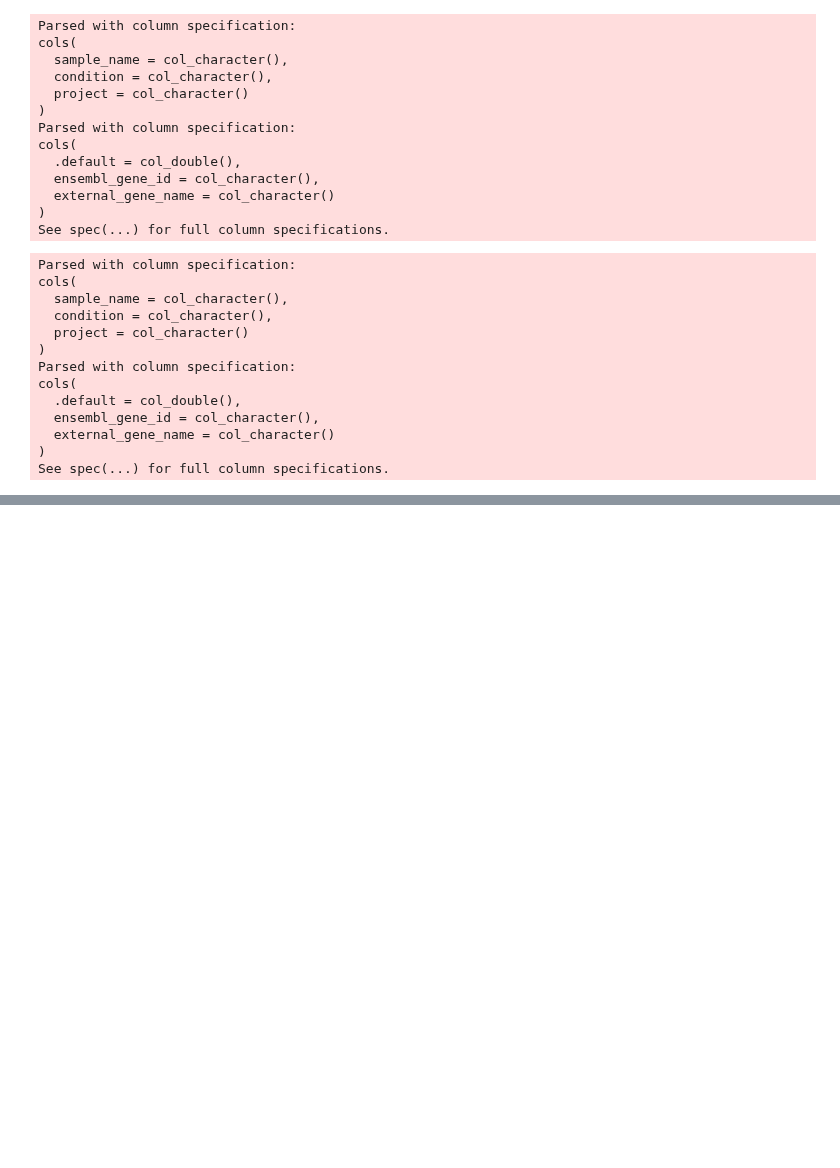
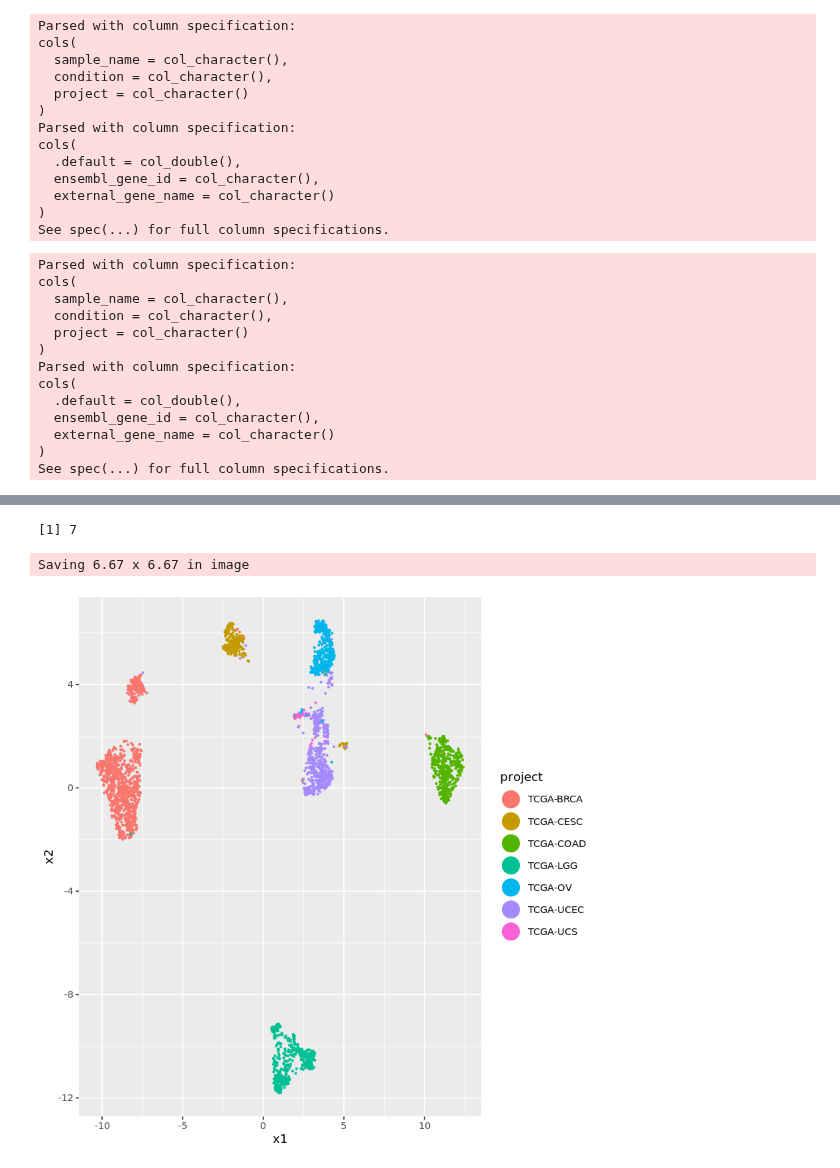
Before and after one commit to fogg-lab/characterizing-ecm-transcriptome-of-endometriosis, a Jupyter notebook: exploratory_analysis/TCGA_vis_v2.ipynb, the cells around one changed output, grey strips where cells are left out. Saved outputs shown, nothing was run; the diff lists cells and outputs as text; code cells hidden in the pictures; blank space fills up the shorter version.

```diff
--- a/exploratory_analysis/TCGA_vis_v2.ipynb
+++ b/exploratory_analysis/TCGA_vis_v2.ipynb
@@ -35,7 +38,8 @@ dirs <- rutils::get_dev_directories(dev_paths_file = "../dev_paths.txt")
 # Load data
 # %%
 pan_coldata_df <- read_tsv(paste0(dirs$data_dir, "/TCGA_RNA_combined_matrix_count_data/matrisome_pan_coldata.tsv"))
-pan_counts_df <- read_tsv(paste0(dirs$data_dir, "/TCGA_RNA_combined_matrix_count_data/prefiltered_norm_matrisome_pan_counts.tsv"))
+pan_counts_df <- read_tsv(paste0(dirs$data_dir, "/TCGA_RNA_combined_matrix_count_data/prefiltered_norm_matrisome_pan_counts.tsv")) %>%
+    dplyr::select(-ensembl_gene_id)
 # %% [output]
 Parsed with column specification:
 cols(
@@ -69,0 +165,30 @@ See spec(...) for full column specifications.
+# %%
+get_pca_results <- function() {
+
+}
+
+get_umap_results <- function(counts, coldata_df) {
+    res_umap <- umap(t(counts))
+
+    colnames(res_umap$layout) <- c("x1", "x2")
+    umap_df <- res_umap$layout %>%
+        as_tibble() %>%
+        bind_cols(coldata_df)
+    return(umap_df)
+}
+# %%
+pan_umap_df <- get_umap_results(pan_counts_df[, -1], pan_coldata_df)
+# %%
+length(unique(pan_umap_df$project))
+# %% [output]
+[1] 7
+# %%
+ggplot(pan_umap_df) +
+    aes(x = x1, y = x2, color = project) +
+    geom_point(size=0.5) +
+    guides(color = guide_legend(override.aes = list(size = length(unique(pan_umap_df$project))))) +
+    theme(legend.key = element_rect(fill = NA, color = NA))
+ggsave(filename = paste0(dirs$figures_dir, "/pan_umap.png"), last_plot())
+# %% [output]
+Saving 6.67 x 6.67 in image
+[figure, added]
```
Also changed, not shown: parts of 13 cells of this notebook, 4 other files.
